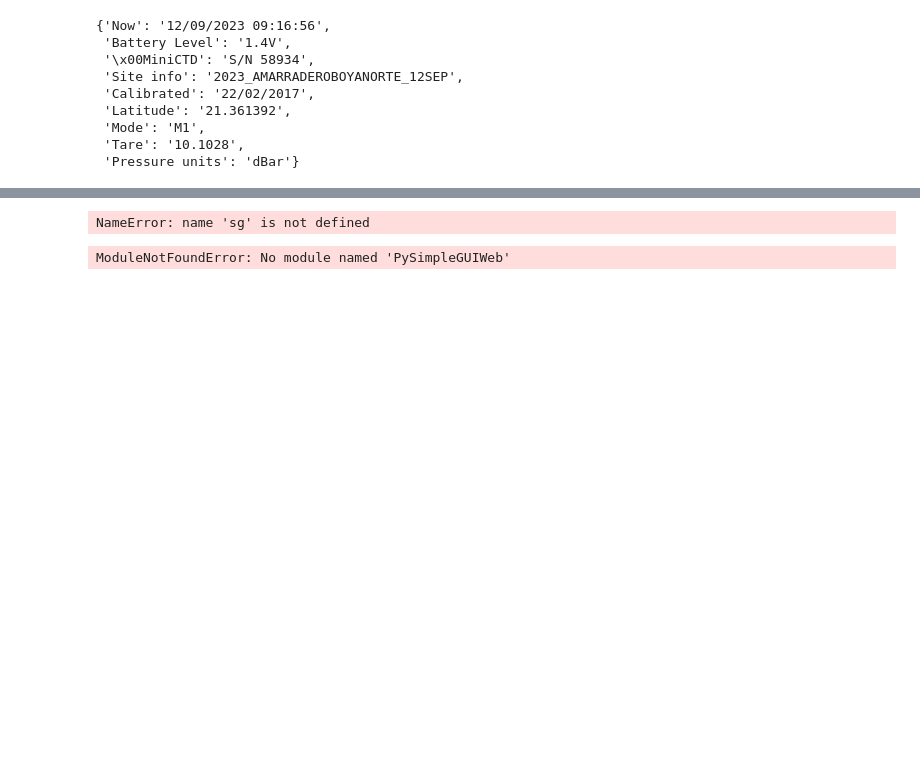
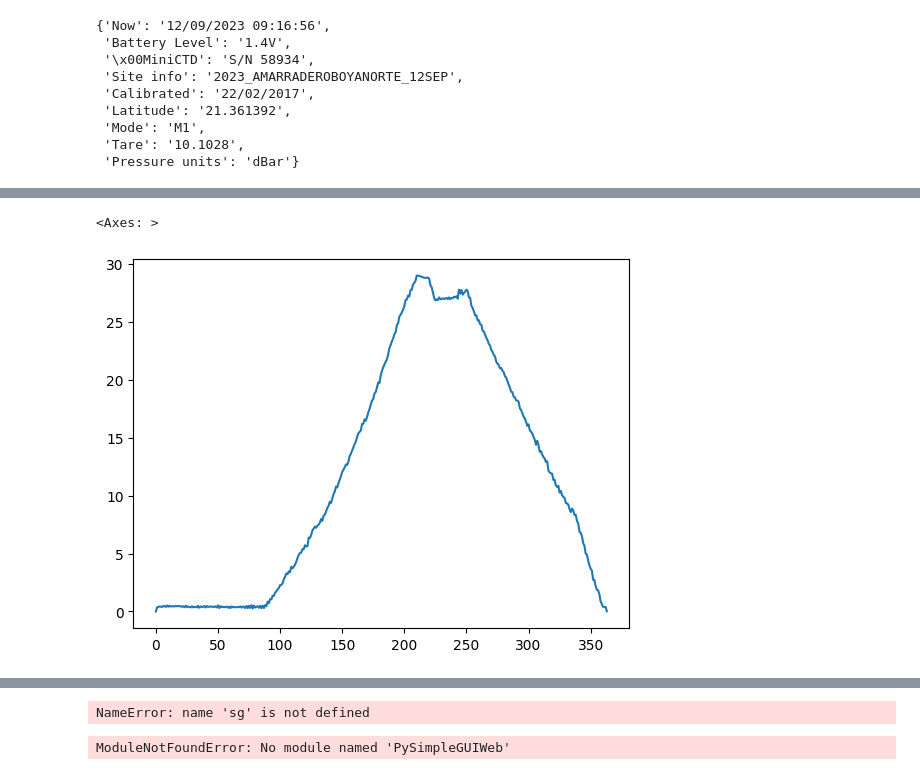
Before and after one commit to indahector/ctd_env, a Jupyter notebook: Development.ipynb, the cells around one changed output, grey strips where cells are left out. Saved outputs shown, nothing was run; the diff lists cells and outputs as text; code cells hidden in the pictures; blank space fills up the shorter version.

```diff
--- a/Development.ipynb
+++ b/Development.ipynb
@@ -128,0 +154,6 @@ df, fig0, fig1 = analyze_ctd("Datos/V000063.TXT", plot=True)
+# %%
+df0 = pd.read_csv("Datos_procesados/2023_SAMAO_19SEP_19-09-2023T11:14:12_Lance0.txt",
+                  skiprows=9,
+                  sep="\t",
+                 )
+df0
@@ -128,0 +176,5 @@ df, fig0, fig1 = analyze_ctd("Datos/V000063.TXT", plot=True)
+# %%
+df0.Pressure.plot()
+# %% [output]
+<Axes: >
+[figure, added]
```
Also changed, not shown: parts of 30 cells of this notebook, 2 other files.
